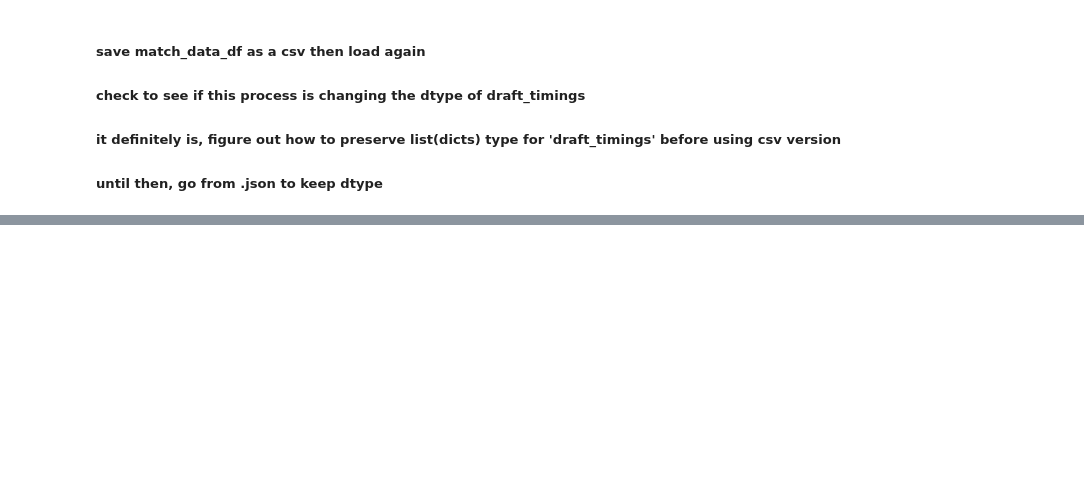
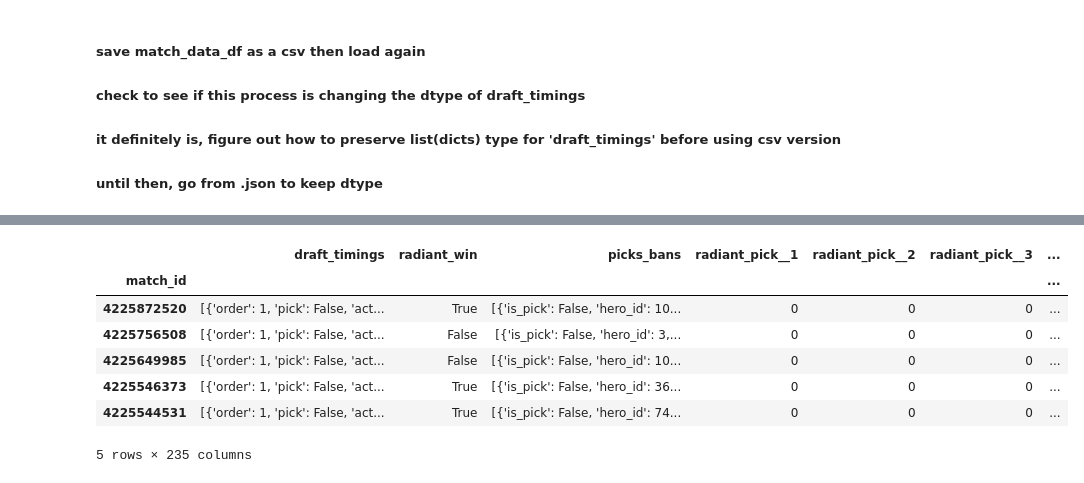
Before and after one commit to CowardlyBattleCat/DotaScience, a Jupyter notebook: DotaScience_EDA.ipynb, the cells around one changed output, grey strips where cells are left out. Drawn from its saved outputs; the diff is of its cells as text; code cells hidden in the pictures; blank space fills up the shorter version.

```diff
--- a/DotaScience_EDA.ipynb
+++ b/DotaScience_EDA.ipynb
@@ -1172,0 +1279,12 @@ sample_md_df[['draft_timings']].iloc[3][0][:7]
+# %%
+sample_hero_picks = pd.merge(sample_md_df, empty_hero_pick_df, left_index=True, right_index=True)
+sample_hero_picks
+# %% [output]
+|  | draft_timings | radiant_win | picks_bans | radiant_pick__1 | radiant_pick__2 | radiant_pick__3 | ... |
+| match_id |  |  |  |  |  |  | ... |
+| 4225872520 | [{'order': 1, 'pick': False, 'act... | True | [{'is_pick': False, 'hero_id': 10... | 0 | 0 | 0 | ... |
+| 4225756508 | [{'order': 1, 'pick': False, 'act... | False | [{'is_pick': False, 'hero_id': 3,... | 0 | 0 | 0 | ... |
+| 4225649985 | [{'order': 1, 'pick': False, 'act... | False | [{'is_pick': False, 'hero_id': 10... | 0 | 0 | 0 | ... |
+| 4225546373 | [{'order': 1, 'pick': False, 'act... | True | [{'is_pick': False, 'hero_id': 36... | 0 | 0 | 0 | ... |
+| 4225544531 | [{'order': 1, 'pick': False, 'act... | True | [{'is_pick': False, 'hero_id': 74... | 0 | 0 | 0 | ... |
+5 rows × 235 columns
```
Also changed, not shown: parts of 23 cells of this notebook.
